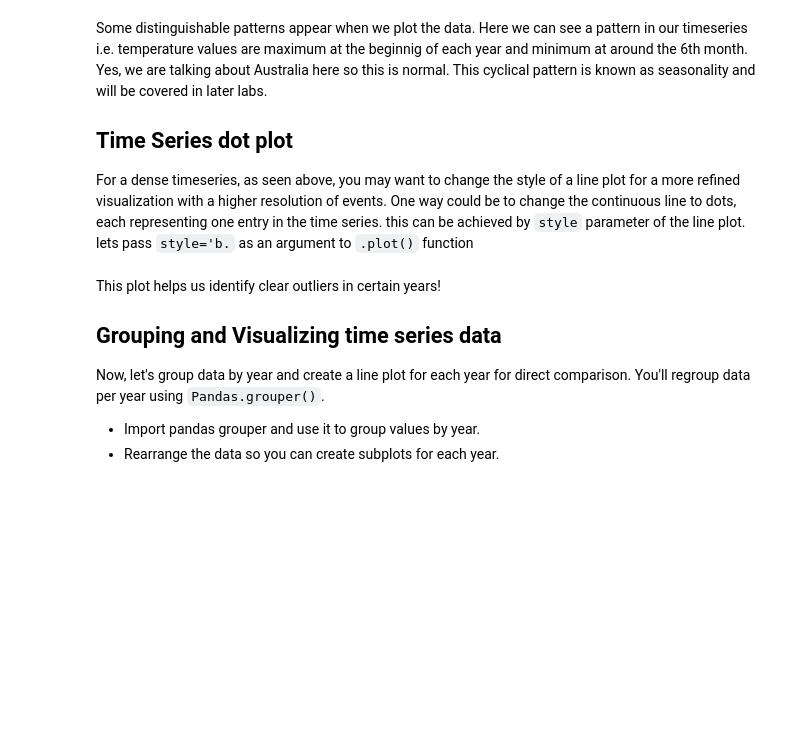
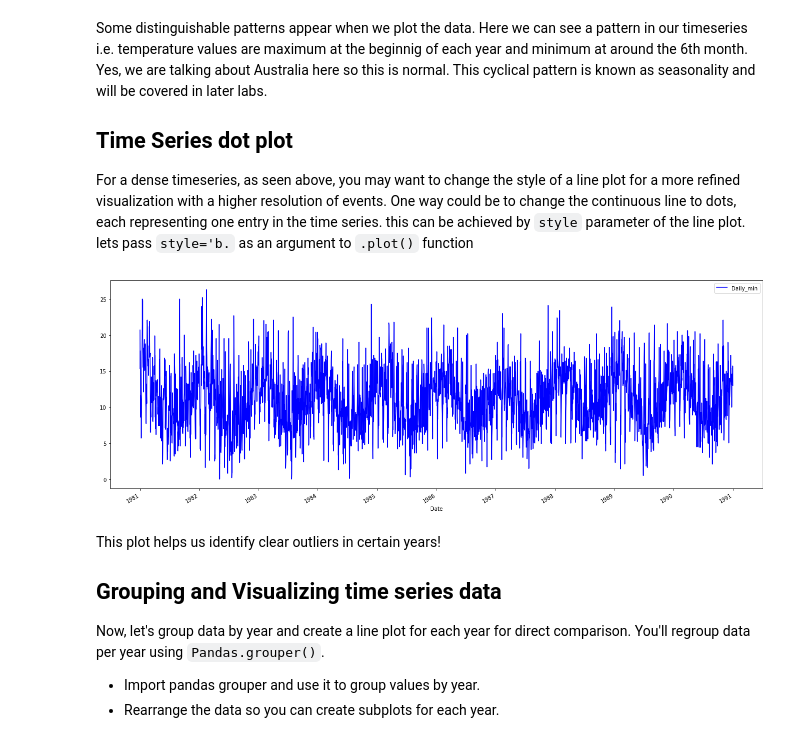
Before and after one commit to colemiller94/dsc-3-25-04-visualizing-time-series-data-lab-nyc-ds-career-012819, a Jupyter notebook: index.ipynb, the cells around one changed output. Saved outputs shown, nothing was run; the diff lists cells and outputs as text; code cells hidden in the pictures; blank space fills up the shorter version.

```diff
--- a/index.ipynb
+++ b/index.ipynb
@@ -62,8 +62,10 @@ Some distinguishable patterns appear when we plot the data. Here we can see a pa
 For a dense timeseries, as seen above, you may want to change the style of a line plot for a more refined visualization with a higher resolution of events. One way could be to change the continuous line to dots, each representing one entry in the time series. this can be achieved by `style` parameter of the line plot. lets pass `style='b.` as an argument to `.plot()` function
 # %%
 # Use dots instead on a continuous line and redraw the timeseries.
-temp_data.plot(figsize = (22,8),)
+temp_data.plot(figsize = (22,8),style='b')
 plt.show()
+# %% [output]
+[figure, added]
 # %% [markdown]
 This plot helps us identify clear outliers in certain years!
 
```
